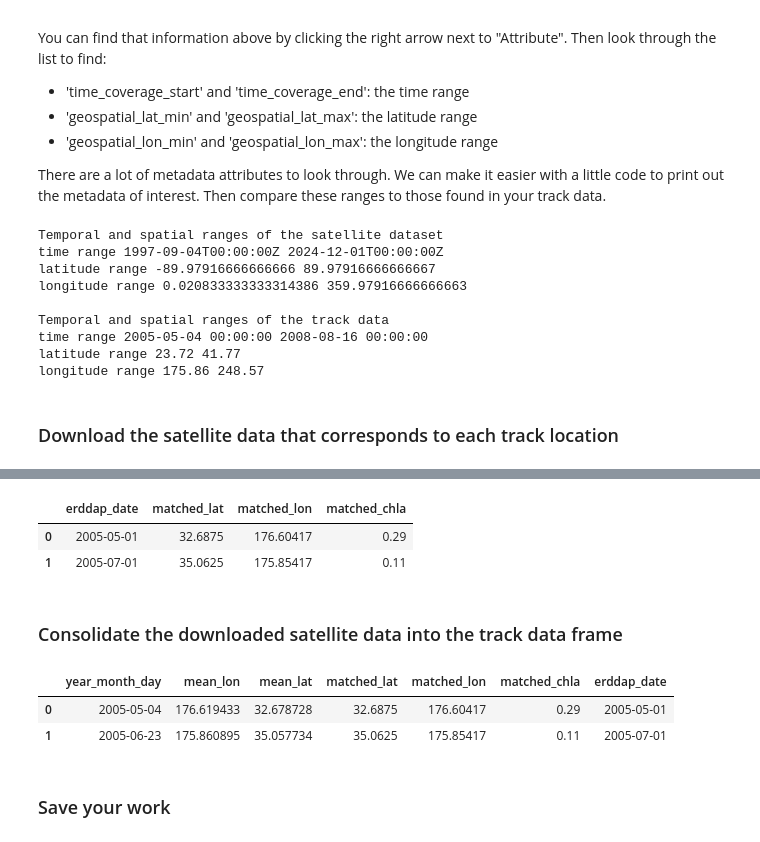
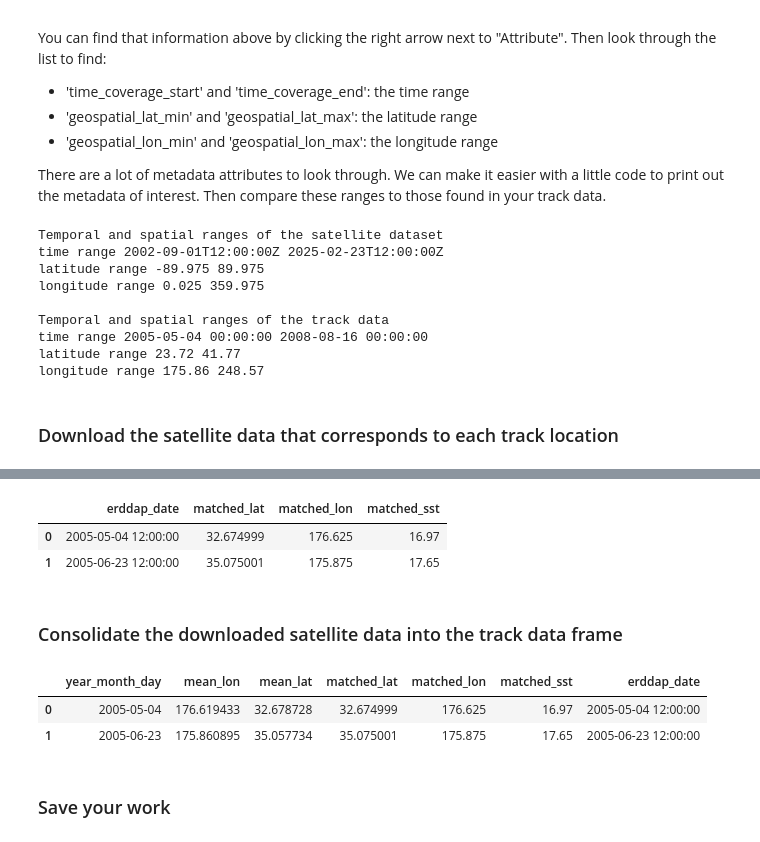
Before and after one commit to nmfs-opensci/NOAAHackDays, a Jupyter notebook: topics-2025/2025-02-28-ERDDAP-Py/erddap_intro_satellite_matchup_track_2_options.ipynb, the cells around one changed output, grey strips where cells are left out. Cells and saved outputs as stored; diff of their text form; code cells hidden in the pictures.

```diff
--- a/topics-2025/2025-02-28-ERDDAP-Py/erddap_intro_satellite_matchup_track_2_options.ipynb
+++ b/topics-2025/2025-02-28-ERDDAP-Py/erddap_intro_satellite_matchup_track_2_options.ipynb
@@ -372,12 +372,12 @@ tot.head(2)
 # %% [markdown]
 ### Consolidate the downloaded satellite data into the track data frame
 # %%
-
-df[['matched_lat', 'matched_lon', 'matched_chla']] = tot[['matched_lat',
+df_chla = df
+df_chla[['matched_lat', 'matched_lon', 'matched_chla']] = tot[['matched_lat',
                                                           'matched_lon',
                                                           'matched_chla'
                                                           ]]
-df.head(2)
+df_chla.head(2)
 # %% [output]
 |  | mean_lon | mean_lat | date_str | mean_lon_str | mean_lat_str | matched_lat | matched_lon | matched_chla |
 | 0 | 176.619433 | 32.678728 | 2005-05-04 | 176.619432886108 | 32.6787283689241 | 32.6875 | 176.604167 | 0.293616 |
@@ -394,7 +394,7 @@ df.to_csv('chl_matchup_turtle25327_opt1.csv', index=False, encoding='utf-8')
 
 __Reload the "25317_05_subsampled.dat". Again we will use the "parse_dates" option to create a Pandas date object column (year_month_day) from the 'year', 'month', and 'day' columns.__
 # %%
-df = pd.read_csv(track_path,
+df_1 = pd.read_csv(track_path,
                  parse_dates=[['year', 'month', 'day']]
                  )
 
@@ -435,7 +443,7 @@ https://oceanwatch.pifsc.noaa.gov/erddap/griddap/esa-cci-chla-monthly-v6-0
 erddap_url = '/'.join(['https://oceanwatch.pifsc.noaa.gov',
                        'erddap',
                        'griddap',
-                       'esa-cci-chla-monthly-v6-0'])
+                       'goes-poes-1d-ghrsst-RAN'])
 
 ds = xr.open_dataset(erddap_url)
 ds
@@ -486,16 +494,16 @@ print('longitude range', ds.attrs['geospatial_lon_min'],
       ds.attrs['geospatial_lon_max'])
 print(' ')
 print('Temporal and spatial ranges of the track data')
-print('time range', df.year_month_day.min(), df.year_month_day.max())
+print('time range', df_1.year_month_day.min(), df_1.year_month_day.max())
 print('latitude range',
-      round(df.mean_lat.min(), 2), round(df.mean_lat.max(), 2))
+      round(df_1.mean_lat.min(), 2), round(df_1.mean_lat.max(), 2))
 print('longitude range',
-      round(df.mean_lon.min(), 2), round(df.mean_lon.max(), 2))
+      round(df_1.mean_lon.min(), 2), round(df_1.mean_lon.max(), 2))
 # %% [output]
 Temporal and spatial ranges of the satellite dataset
-time range 1997-09-04T00:00:00Z 2024-12-01T00:00:00Z
-latitude range -89.97916666666666 89.97916666666667
-longitude range 0.020833333333314386 359.97916666666663
+time range 2002-09-01T12:00:00Z 2025-02-23T12:00:00Z
+latitude range -89.975 89.975
+longitude range 0.025 359.975
 
 Temporal and spatial ranges of the track data
 time range 2005-05-04 00:00:00 2008-08-16 00:00:00
@@ -505,7 +513,7 @@ longitude range 175.86 248.57
 ### Download the satellite data that corresponds to each track location
 # %%
 # Create a temporary Pandas data frame to hold the downloaded satellite data
-col_names = ["erddap_date", "matched_lat", "matched_lon", "matched_chla"]
+col_names = ["erddap_date", "matched_lat", "matched_lon", "matched_sst"]
 tot = pd.DataFrame(columns=col_names)
 
 # Finish each URL and download
@@ -514,11 +522,11 @@ for i in range(0, len(df)):
     print(i+1, 'of', len(df))
 
     # Crop the dataset to include data that corresponds to track locations
-    cropped_ds = ds['chlor_a'].sel(time=df.year_month_day[i],
-                                   latitude=df.mean_lat[i],
-                                   longitude=df.mean_lon[i],
+    cropped_ds = ds['analysed_sst'].sel(time=df_1.year_month_day[i],
+                                   latitude=df_1.mean_lat[i],
+                                   longitude=df_1.mean_lon[i],
                                    method='nearest'
-                                   )
+                                   ) -273.1
 
     # Downloaded the data and add it to a new line in the tot data frame
     tot.loc[len(tot.index)] = [cropped_ds.time.values,
@@ -537,23 +545,23 @@ tot.head(2)
-|  | erddap_date | matched_lat | matched_lon | matched_chla |
-| 0 | 2005-05-01 | 32.6875 | 176.60417 | 0.29 |
-| 1 | 2005-07-01 | 35.0625 | 175.85417 | 0.11 |
+|  | erddap_date | matched_lat | matched_lon | matched_sst |
+| 0 | 2005-05-04 12:00:00 | 32.674999 | 176.625 | 16.97 |
+| 1 | 2005-06-23 12:00:00 | 35.075001 | 175.875 | 17.65 |
 # %% [markdown]
 ### Consolidate the downloaded satellite data into the track data frame
 # %%
-
-df[['matched_lat',
+df_sst = df_1
+df_sst[['matched_lat',
     'matched_lon',
-    'matched_chla',
+    'matched_sst',
     'erddap_date']] = tot[['matched_lat',
                            'matched_lon',
-                           'matched_chla',
+                           'matched_sst',
                            'erddap_date']]
 
-df.head(2)
+df_sst.head(2)
 # %% [output]
-|  | year_month_day | mean_lon | mean_lat | matched_lat | matched_lon | matched_chla | erddap_date |
-| 0 | 2005-05-04 | 176.619433 | 32.678728 | 32.6875 | 176.60417 | 0.29 | 2005-05-01 |
-| 1 | 2005-06-23 | 175.860895 | 35.057734 | 35.0625 | 175.85417 | 0.11 | 2005-07-01 |
+|  | year_month_day | mean_lon | mean_lat | matched_lat | matched_lon | matched_sst | erddap_date |
+| 0 | 2005-05-04 | 176.619433 | 32.678728 | 32.674999 | 176.625 | 16.97 | 2005-05-04 12:00:00 |
+| 1 | 2005-06-23 | 175.860895 | 35.057734 | 35.075001 | 175.875 | 17.65 | 2005-06-23 12:00:00 |
 # %% [markdown]
 ### Save your work
 # %%
```
Also changed, not shown: parts of 17 cells of this notebook.
